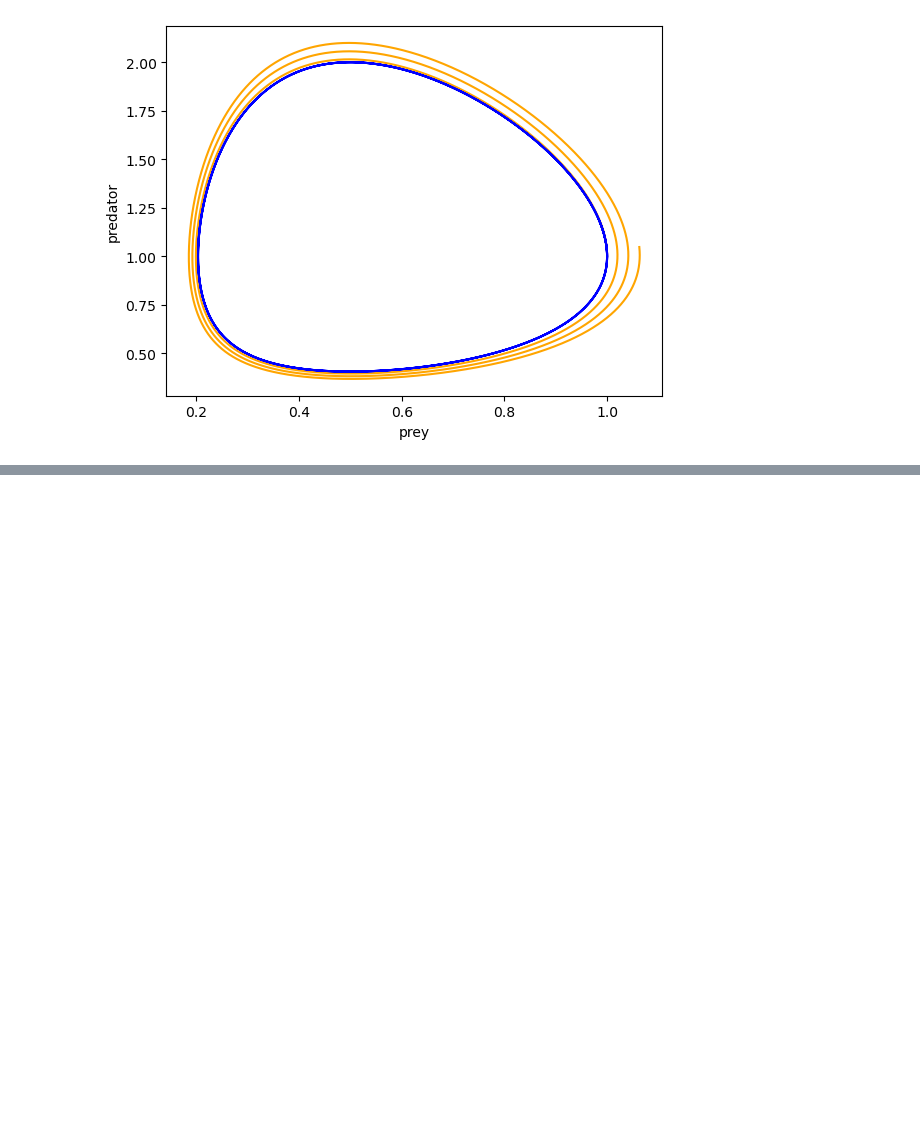
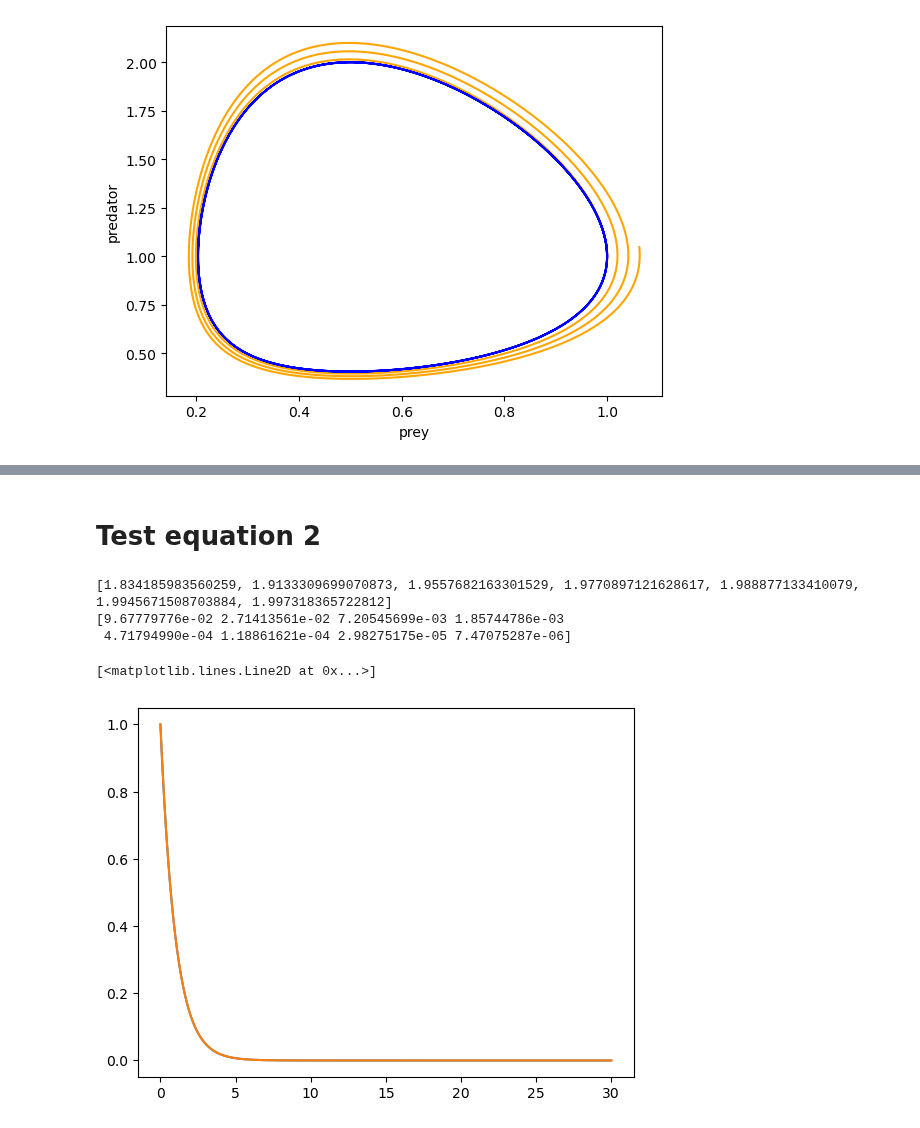
Before and after one commit to MartonBGyebnar/DDE_project, a Jupyter notebook: dde_numerical_methods.ipynb, the cells around one changed output, grey strips where cells are left out. Drawn from its saved outputs; the diff is of its cells as text; code cells hidden in the pictures; blank space fills up the shorter version.

```diff
--- a/dde_numerical_methods.ipynb
+++ b/dde_numerical_methods.ipynb
@@ -445,0 +627,53 @@ Text(0, 0.5, 'predator')
+# %% [markdown]
+# Test equation 2
+# %%
+## Constant one history function
+def phi_1(t):
+    return np.e ** (-t)
+
+
+def simple_exact_e(t_0, t_f, tau, N):
+    if t_0 != 0:
+        raise ValueError("t_0 should be set to 0")
+    t = np.linspace(t_0, t_f, N+1)
+    return np.e ** (-t)
+# %%
+#Initial values
+a = 1 / np.e
+t_0 = 0
+t_f = 30
+tau = 1
+
+
+maxnormresult = []
+orderresult = []
+
+N = 30 #I changed N (again)
+
+for i in range(0,8):
+    h, t, y = RK4_newton(simple(a), phi_1, t_0, t_f, tau, N*2**i, False, 4)
+    exact = simple_exact_e(t_0, t_f, tau, N*2**i)
+    maxnorm = np.linalg.norm(exact - y,np.inf)
+    maxnormresult.append(maxnorm)
+
+errorvector = np.hstack(maxnormresult)
+
+
+for i in range(0,len(errorvector)-1):
+    order = np.log2(errorvector[i]/errorvector[i+1])
+    orderresult.append(order)
+
+print(orderresult)
+print(errorvector)
+# %% [output]
+[1.834185983560259, 1.9133309699070873, 1.9557682163301529, 1.9770897121628617, 1.988877133410079, 1.9945671508703884, 1.997318365722812]
+[9.67779776e-02 2.71413561e-02 7.20545699e-03 1.85744786e-03
+ 4.71794990e-04 1.18861621e-04 2.98275175e-05 7.47075287e-06]
+# %%
+h, t, y = Trapezoidal(simple(a), phi_1, t_0, t_f, tau, N*2**i, False)
+exact = simple_exact_e(t_0, t_f, tau, N*2**i)
+plt.plot(t, y)
+plt.plot(t, exact)
+# %% [output]
+[<matplotlib.lines.Line2D at 0x...>]
+[figure, added]
```
Also changed, not shown: parts of 10 cells of this notebook.
